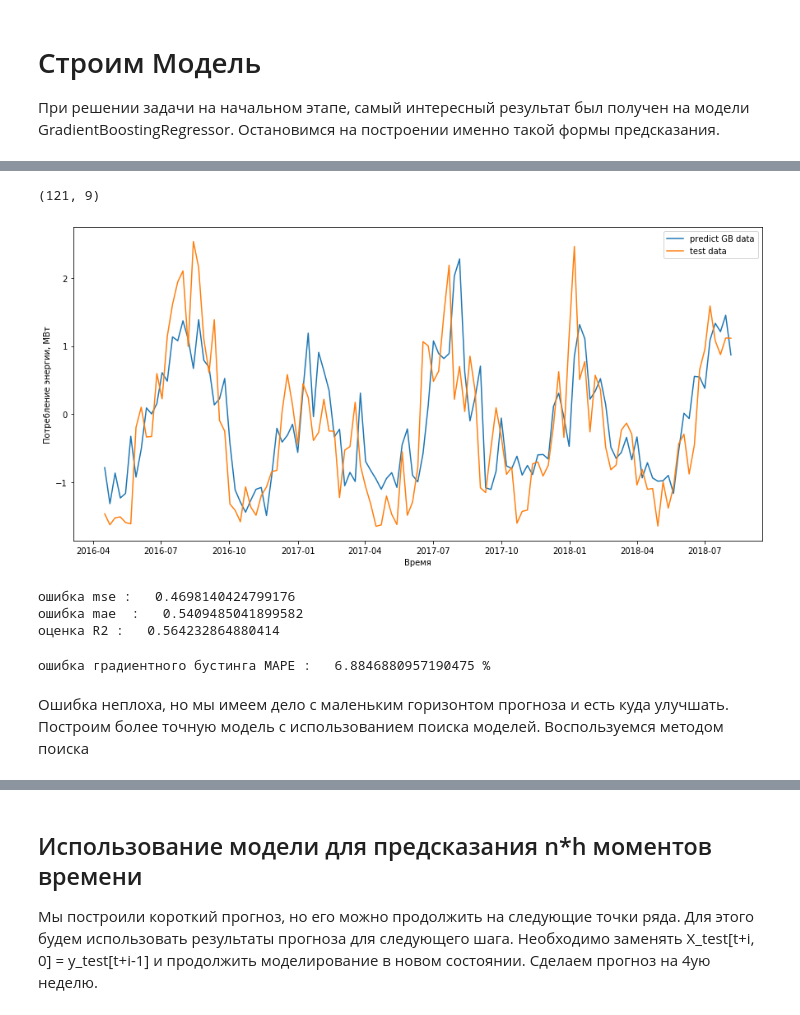
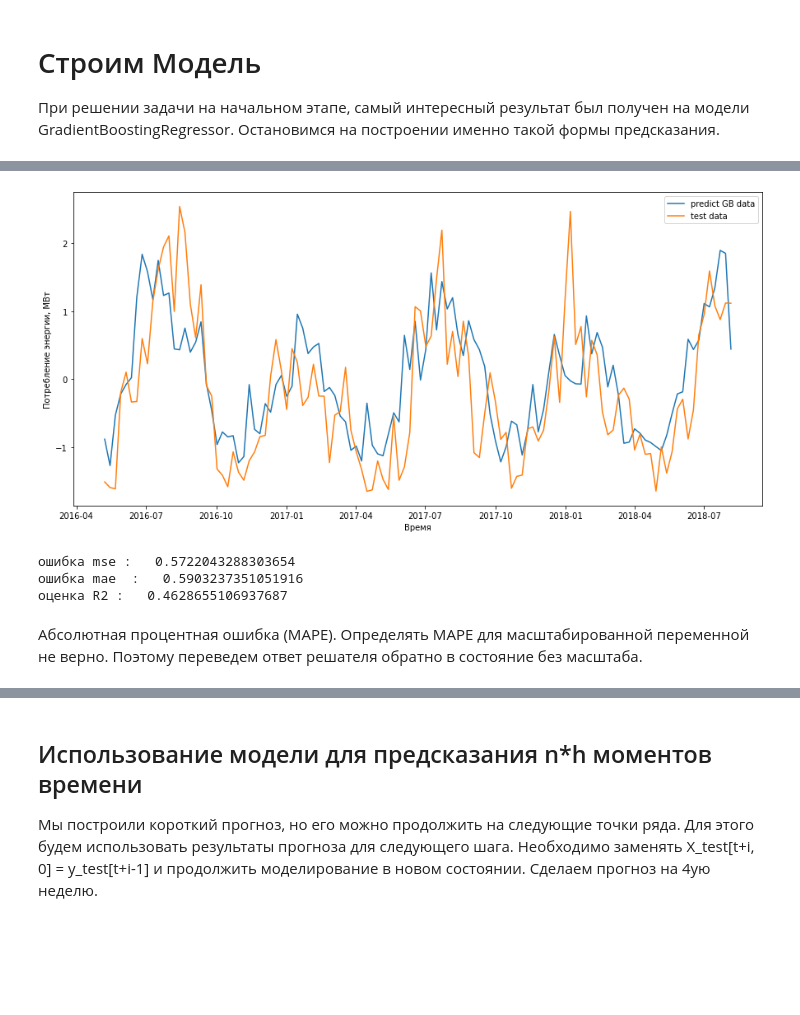
Before and after one commit to mikhachev/Data-Science-Python, a Jupyter notebook: MLB_hw4_model.ipynb, the cells around one changed output, grey strips where cells are left out. Cells and saved outputs as stored; diff of their text form; code cells hidden in the pictures; blank space fills up the shorter version.

```diff
--- a/MLB_hw4_model.ipynb
+++ b/MLB_hw4_model.ipynb
@@ -291,7 +208,6 @@ memory usage: 358.0 KB
 # %%
 scl_target=StandardScaler()
-# p = 7
-h=1
+h=4
 target = data_w['PJME_MW'].values[h+p:].reshape((data_w.shape[0]-h-p,1))
 y = scl_target.fit_transform(target)
 y.shape
@@ -437,0 +337,4 @@ Index(['PJME_MW', 'weekofyear', 'pca1', 'diff1_l', 'd_w4', 't12', 't11', 't2',
+# %%
+list_par=[0, 2, 4, 7, 16,17,18, 19]
+X_new = X[:,list_par]
+data_w.columns[list_par]
@@ -482,3 +431,2 @@ y_test =y[train.shape[0]:,0]
 # %%
-model_g = GradientBoostingRegressor(max_depth=5, random_state=0, n_estimators=100)
-model_g.fit( X_train, y_train )
+model_ag = GradientBoostingRegressor(max_depth=6, random_state=0, n_estimators=300)
@@ -495,4 +432,0 @@ GradientBoostingRegressor(alpha=0.9, criterion='friedman_mse', init=None,
-# %%
-X_test.shape
-# %% [output]
-(121, 9)
@@ -501,39 +433,35 @@ y_test_pred_g = model_g.predict(X_test)
+# %%
+model_ag.fit(X_train, y_train)
+y_test_pred = model_ag.predict(X_test)
+y_pred = model_ag.predict(X_test)
 # %%
 plt.figure( figsize=( 15, 7 ))
 
-
 plt.xlabel('Время')
 plt.ylabel('Потребление энергии, МВт')
-plt.plot(test.index[h+p:],y_test_pred_g, label='predict GB data' )
+plt.plot(test.index[h+p:],y_pred, label='predict GB data' )
 plt.plot(test.index[h+p:],y_test, label='test data')
 
 plt.legend()
 plt.show()
 # %% [output]
-[figure, old version]
+[figure, new version]
 # %%
 from sklearn.metrics import mean_squared_error
 from sklearn.metrics import mean_absolute_error
 from sklearn.metrics import r2_score
 # %%
-er_s = mean_squared_error(y_true=y_test, y_pred=y_test_pred_g)
-er_a = mean_absolute_error(y_true=y_test, y_pred=y_test_pred_g)
-er_r2 = r2_score(y_true=y_test, y_pred=y_test_pred_g)
-
+er_s = mean_squared_error(y_true=y_test, y_pred=y_pred)
+er_a = mean_absolute_error(y_true=y_test, y_pred=y_pred)
+er_r2 = r2_score(y_true=y_test, y_pred=y_pred)
 print('ошибка mse :  ', er_s,'\nошибка mae  :  ', er_a,'\nоценка R2 :  ', er_r2)
 # %% [output]
-ошибка mse :   0.4698140424799176
-ошибка mae  :   0.5409485041899582
-оценка R2 :   0.564232864880414
+ошибка mse :   0.5722043288303654
+ошибка mae  :   0.5903237351051916
+оценка R2 :   0.4628655106937687
+# %% [markdown]
+Абсолютная процентная ошибка (MAPE). Определять MAPE для масштабированной переменной не верно. Поэтому переведем ответ решателя обратно в состояние без масштаба.
 # %%
 def mean_absolute_percentage_error(y_true, y_pred):
     y_true, y_pred = np.array(y_true), np.array(y_pred)
     return np.mean(np.abs((y_true - y_pred) / y_true)) * 100
-
-er_g = mean_absolute_percentage_error(y_true=scl_target.inverse_transform( y_test),y_pred = scl_target.inverse_transform( y_test_pred_g))
-
-print('ошибка градиентного бустинга MAPE :  ', er_g,'%')
-# %% [output]
-ошибка градиентного бустинга MAPE :   6.8846880957190475 %
-# %% [markdown]
-Ошибка неплоха, но мы имеем дело с маленьким горизонтом прогноза и есть куда улучшать. Построим более точную модель с использованием поиска моделей. Воспользуемся методом поиска
```
Also changed, not shown: parts of 77 cells of this notebook.
